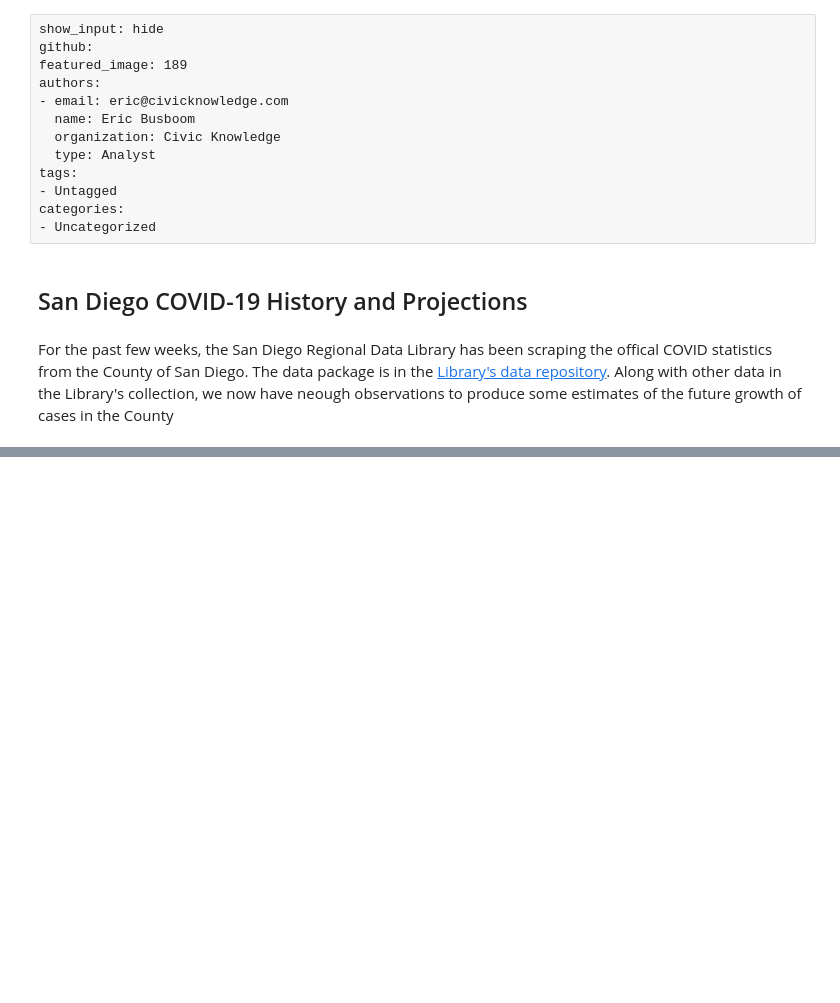
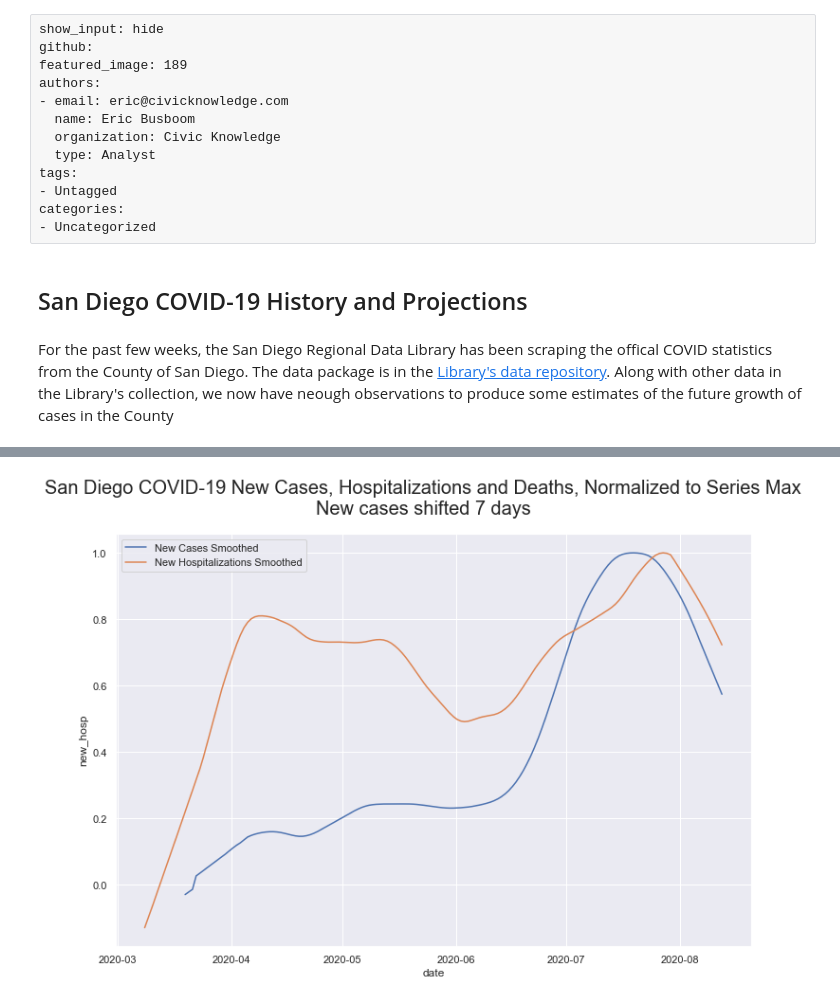
Before and after one commit to metatab-packages/covid19-collection, a Jupyter notebook: Notebooks/San Diego.ipynb, the cells around one changed output, grey strips where cells are left out. Saved outputs shown, nothing was run; the diff lists cells and outputs as text; code cells hidden in the pictures; blank space fills up the shorter version.

```diff
--- a/Notebooks/San Diego.ipynb
+++ b/Notebooks/San Diego.ipynb
@@ -164,28 +183,25 @@ AttributeError: 'numpy.ndarray' object has no attribute 'is_all_dates'
 # %%
 fig, ax = plt.subplots(figsize=(12,8))
 
-smoothing = 0.15
+smoothing = 0.2
 
 t = df.dropna(subset=['day','new_cases','new_hosp']).copy()
 
 t.new_cases = lowess(t.new_cases,  t.day,smoothing)[:,1]
 t.new_cases = t.new_cases / t.new_cases.max()
 #sns.lineplot(t.date, t.new_cases, label='New Cases Smoothed')
 
+t.new_cases = t.new_cases.shift(7)
+sns.lineplot(t.date, t.new_cases, label='New Cases Smoothed')
+
 t.new_hosp = lowess(t.new_hosp,  t.day, smoothing)[:,1]
 t.new_hosp = t.new_hosp / t.new_hosp.max()
 sns.lineplot(t.date, t.new_hosp, label='New Hospitalizations Smoothed')
 
-lag = t.new_cases[:25].idxmax(), t.new_hosp.idxmax()
-lag
-
-
-
-t.new_cases = t.new_cases.shift(7)
-sns.lineplot(t.date, t.new_cases, label='New Cases Smoothed')
-
 
 fig.suptitle("San Diego COVID-19 New Cases, Hospitalizations and Deaths, Normalized to Series Max\nNew cases shifted 7 days", fontsize=20);
+# %% [output]
+[figure, added]
 # %%
 fig, ax = plt.subplots(figsize=(12,8))
 fig.suptitle("New Cases to Daily Tests Ratio", fontsize=20);
```
Also changed, not shown: parts of 14 cells of this notebook, 2 other files.
